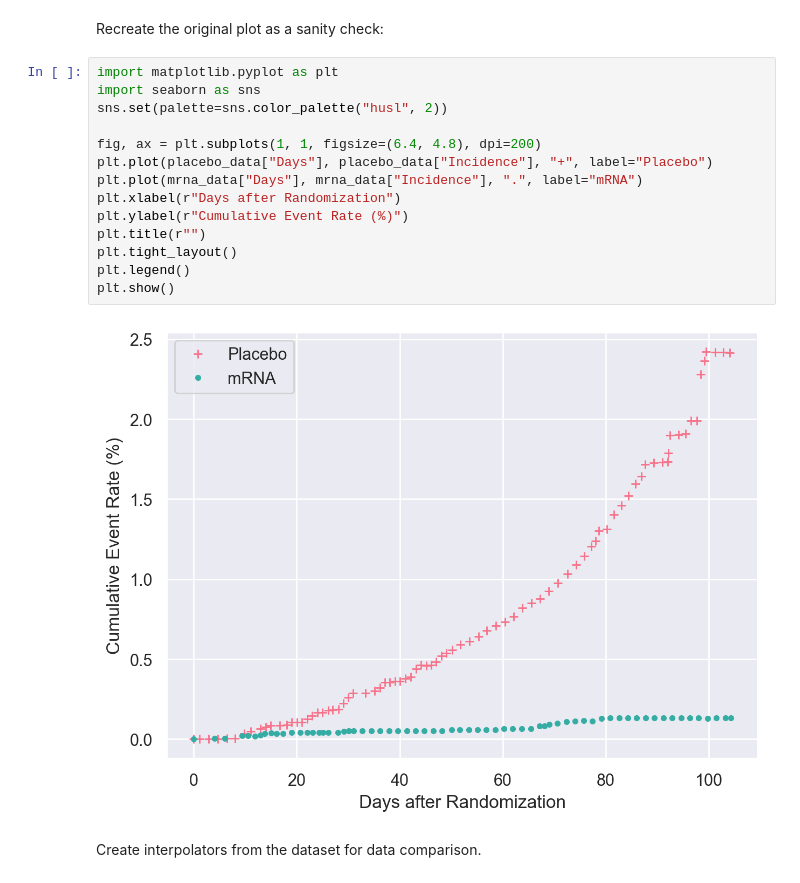
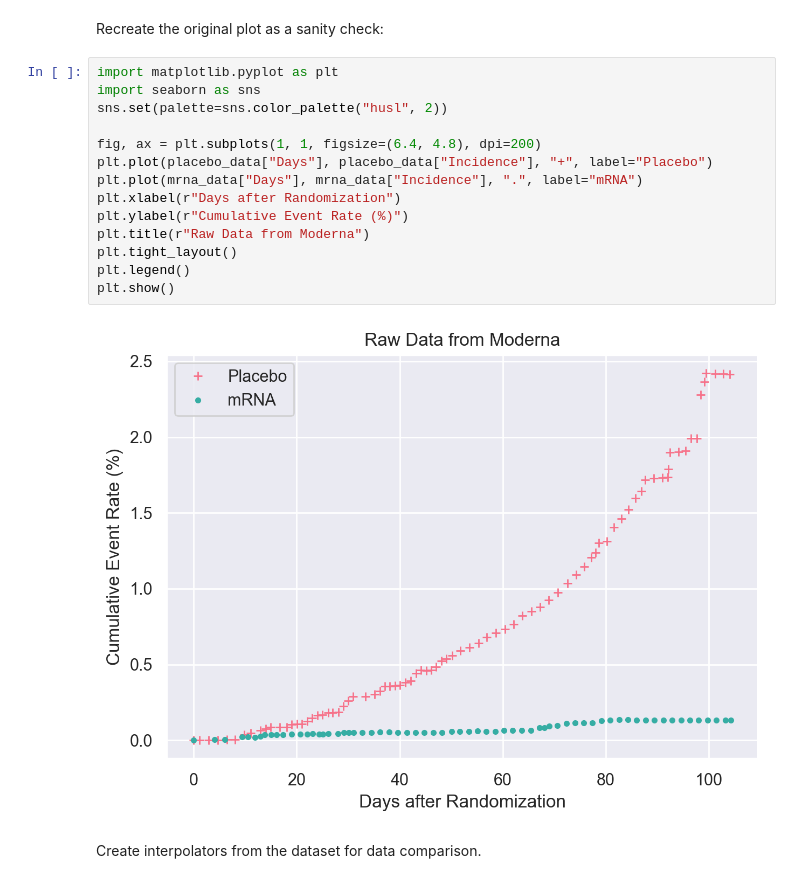
Before and after one commit to peterdsharpe/ModernaVaccineEffectiveness, a Jupyter notebook: analysis.ipynb, the cells around one changed output. Cells and saved outputs as stored; diff of their text form.

```diff
--- a/analysis.ipynb
+++ b/analysis.ipynb
@@ -56,19 +56,19 @@ Recreate the original plot as a sanity check:
 # %%
 import matplotlib.pyplot as plt
 import seaborn as sns
 sns.set(palette=sns.color_palette("husl", 2))
 
 fig, ax = plt.subplots(1, 1, figsize=(6.4, 4.8), dpi=200)
 plt.plot(placebo_data["Days"], placebo_data["Incidence"], "+", label="Placebo")
 plt.plot(mrna_data["Days"], mrna_data["Incidence"], ".", label="mRNA")
 plt.xlabel(r"Days after Randomization")
 plt.ylabel(r"Cumulative Event Rate (%)")
-plt.title(r"")
+plt.title(r"Raw Data from Moderna")
 plt.tight_layout()
 plt.legend()
 plt.show()
 # %% [output]
-[figure, old version]
+[figure, new version]
 # %% [markdown]
 Create interpolators from the dataset for data comparison.
 # %%
```
Also changed, not shown: parts of 3 cells of this notebook, 2 other files.
